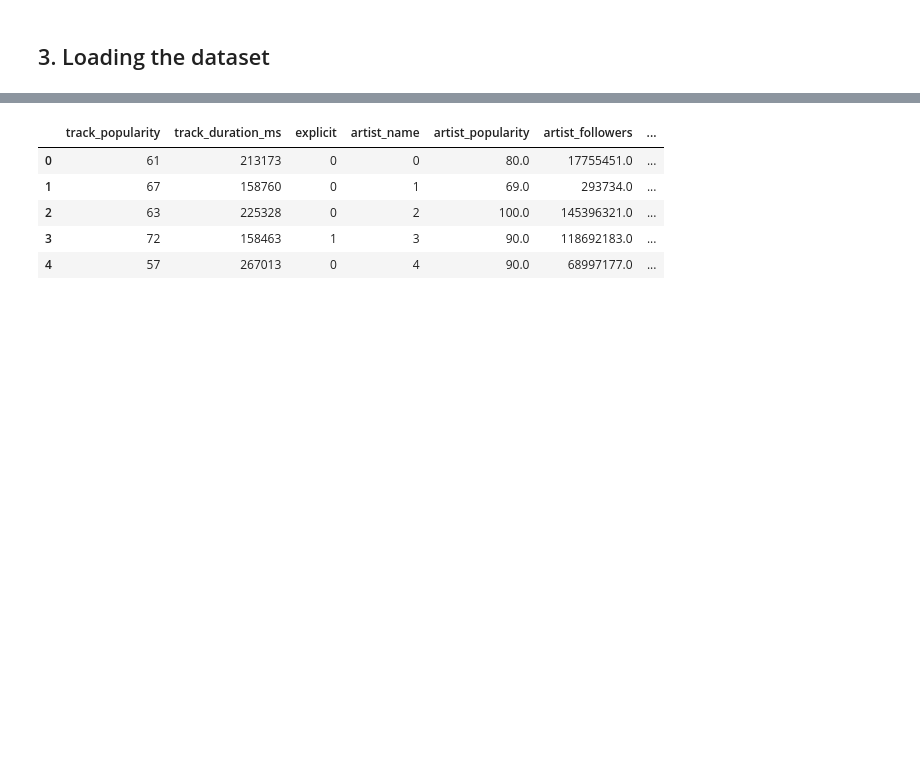
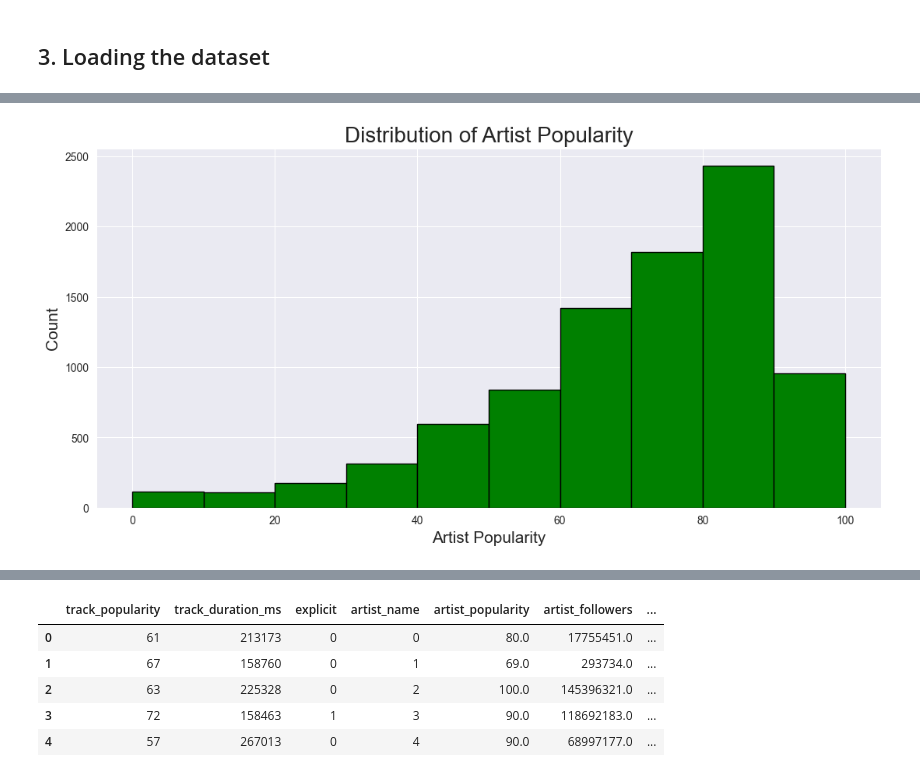
Before and after one commit to Fullbust505/SpotifyPopularityAnalysis, a Jupyter notebook: main.ipynb, the cells around one changed output, grey strips where cells are left out. Drawn from its saved outputs; the diff is of its cells as text; code cells hidden in the pictures; blank space fills up the shorter version.

```diff
--- a/main.ipynb
+++ b/main.ipynb
@@ -173,0 +208,10 @@ df["explicit"] = df["explicit"].map({False : 0, True : 1})
+# %%
+# Histogram of artist followers
+plt.figure(figsize=(13, 6))
+plt.hist(df.artist_popularity, edgecolor='black', color='green')
+plt.xlabel("Artist Popularity", fontsize=15)
+plt.ylabel("Count", fontsize=15)
+plt.title("Distribution of Artist Popularity", fontsize=20)
+plt.show()
+# %% [output]
+[figure, added]
```
Also changed, not shown: parts of 70 cells of this notebook.
